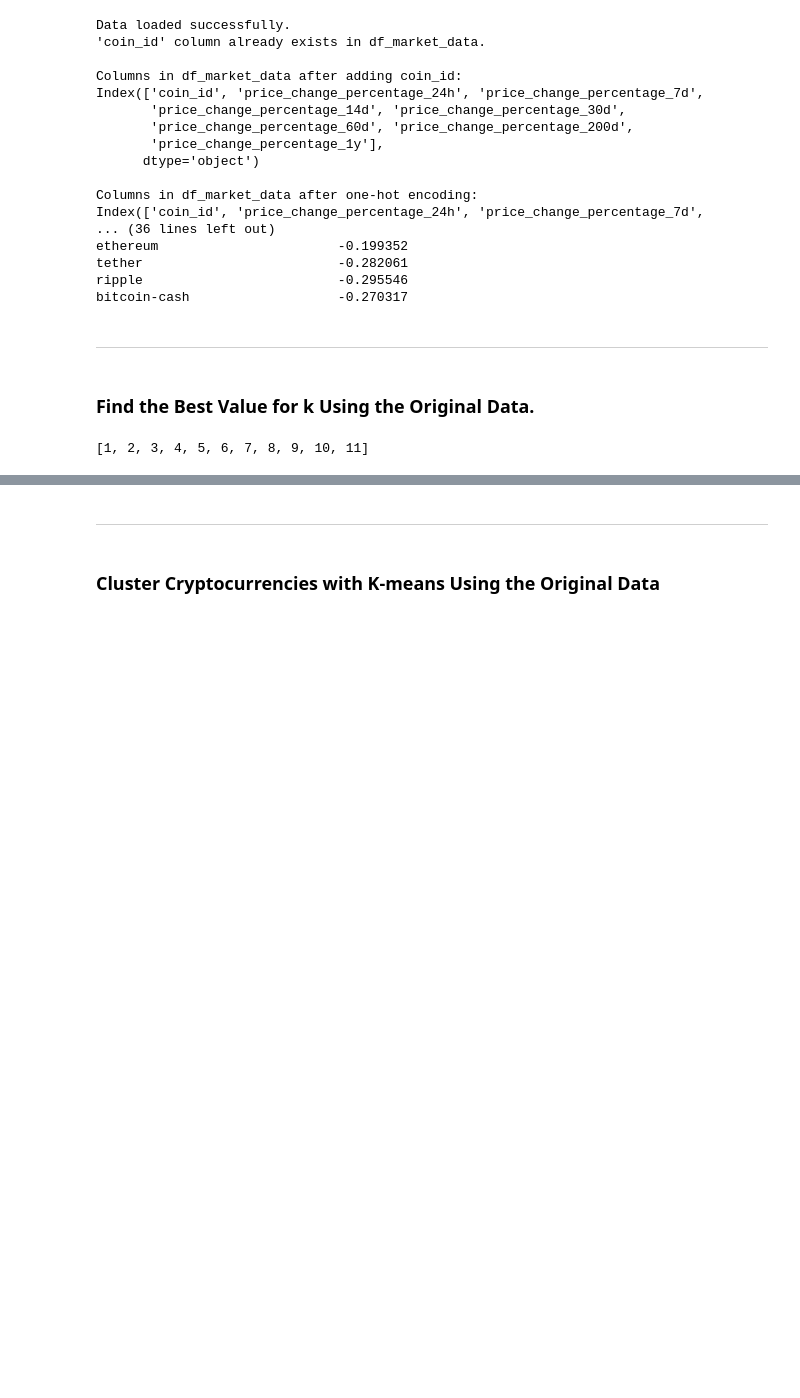
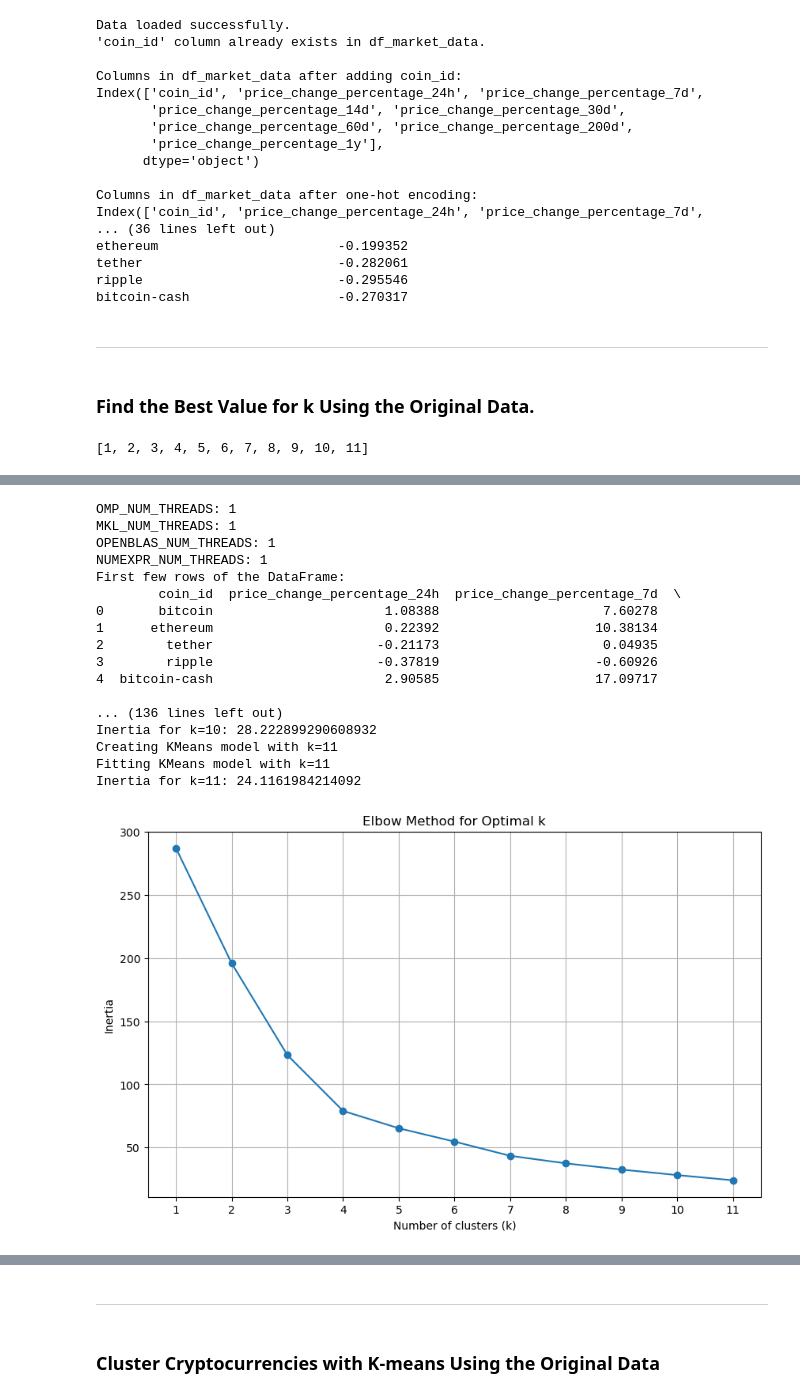
Before and after one commit to mattcat1221/Crypto-Clustering-Analysis, a Jupyter notebook: Crypto_Clustering.ipynb, the cells around one changed output, grey strips where cells are left out. Saved outputs shown, nothing was run; the diff lists cells and outputs as text; code cells hidden in the pictures; blank space fills up the shorter version.

```diff
--- a/Crypto_Clustering.ipynb
+++ b/Crypto_Clustering.ipynb
@@ -1438,0 +1271,22 @@ FileNotFoundError: [Errno 2] No such file or directory: '/mnt/data/crypto_market
+# %%
+# Create a dictionary with the data to plot the Elbow curve
+# Your inertia and k_values lists
+# Create an empty list to store the inertia values
+inertia = []
+k_values = list(range(1, 12))  # You can adjust the range as needed
+
+# Create a for loop to compute the inertia with each possible value of k
+for k in k_values:
+    kmeans = KMeans(n_clusters=k, random_state=42, n_init=10)
+    kmeans.fit(scaled_df)
+    inertia.append(kmeans.inertia_)
+
+# Print the inertia values
+for k, inrt in zip(k_values, inertia):
+    print(f"Inertia for k={k}: {inrt}")
+
+# Create a dictionary with the data to plot the Elbow curve
+elbow_data = {'k': k_values, 'inertia': inertia}
+
+
+# Create a DataFrame with the data to plot the Elbow curve
@@ -1438,0 +1329,21 @@ FileNotFoundError: [Errno 2] No such file or directory: '/mnt/data/crypto_market
+# %%
+# Create an empty list to store the inertia values
+inertia = []
+k_values = list(range(1, min(len(scaled_df), 11) + 1))  # Ensure k does not exceed the number of samples
+
+# Create a for loop to compute the inertia with each possible value of k
+for k in k_values:
+    try:
+        # 1. Create a KMeans model using the loop counter for the n_clusters
+        print(f"Creating KMeans model with k={k}")
+        kmeans = KMeans(n_clusters=k, random_state=42, n_init=10, max_iter=300, init='k-means++')
+
+        # 2. Fit the model to the data using scaled_df
+        print(f"Fitting KMeans model with k={k}")
+        kmeans.fit(scaled_df)
+
+        # 3. Append the model.inertia_ to the inertia list
+        inertia.append(kmeans.inertia_)
+        print(f"Inertia for k={k}: {kmeans.inertia_}")
+    except Exception as e:
+        print(f"An error occurred for k={k}: {e}")
@@ -1658,7 +1564,7 @@ print(f"OPENBLAS_NUM_THREADS: {os.getenv('OPENBLAS_NUM_THREADS')}")
 print(f"NUMEXPR_NUM_THREADS: {os.getenv('NUMEXPR_NUM_THREADS')}")
 
 # Load your data into a DataFrame
-file_path = '/mnt/data/crypto_market_data.csv'
+file_path = 'Resources/crypto_market_data.csv'
 df = pd.read_csv(file_path)
 
 # Select the numerical features for clustering
@@ -1729,33 +1635,52 @@ for k in k_values:
 
         # 2. Fit the model to the data using scaled_df
         print(f"Fitting KMeans model with k={k}")
         kmeans.fit(scaled_df)
 
         # 3. Append the model.inertia_ to the inertia list
         inertia.append(kmeans.inertia_)
         print(f"Inertia for k={k}: {kmeans.inertia_}")
     except Exception as e:
         print(f"An error occurred for k={k}: {e}")
 
 # Ensure that inertia is populated
 if not inertia:
     raise ValueError("No inertia values were computed. Please check your data and KMeans fitting process.")
 
 # Create a dictionary with the data to plot the Elbow curve
 elbow_data = {'k': k_values, 'inertia': inertia}
 
 # Create a DataFrame with the data to plot the Elbow curve
 elbow_df = pd.DataFrame(elbow_data)
 
 # Plot the elbow plot
 plt.figure(figsize=(10, 6))
 plt.plot(elbow_df['k'], elbow_df['inertia'], marker='o')
 plt.title('Elbow Method for Optimal k')
 plt.xlabel('Number of clusters (k)')
 plt.ylabel('Inertia')
 plt.xticks(k_values)
 plt.grid(True)
 plt.show()
+# %% [output]
+OMP_NUM_THREADS: 1
+MKL_NUM_THREADS: 1
+OPENBLAS_NUM_THREADS: 1
+NUMEXPR_NUM_THREADS: 1
+First few rows of the DataFrame:
+        coin_id  price_change_percentage_24h  price_change_percentage_7d  \
+0       bitcoin                      1.08388                     7.60278
+1      ethereum                      0.22392                    10.38134
+2        tether                     -0.21173                     0.04935
+3        ripple                     -0.37819                    -0.60926
+4  bitcoin-cash                      2.90585                    17.09717
+
+... (136 lines left out)
+Inertia for k=10: 28.222899290608932
+Creating KMeans model with k=11
+Fitting KMeans model with k=11
+Inertia for k=11: 24.1161984214092
+[figure, added]
 # %%
 import sklearn
 import pandas as pd
```
Also changed, not shown: parts of 90 cells of this notebook, 1 other file.
